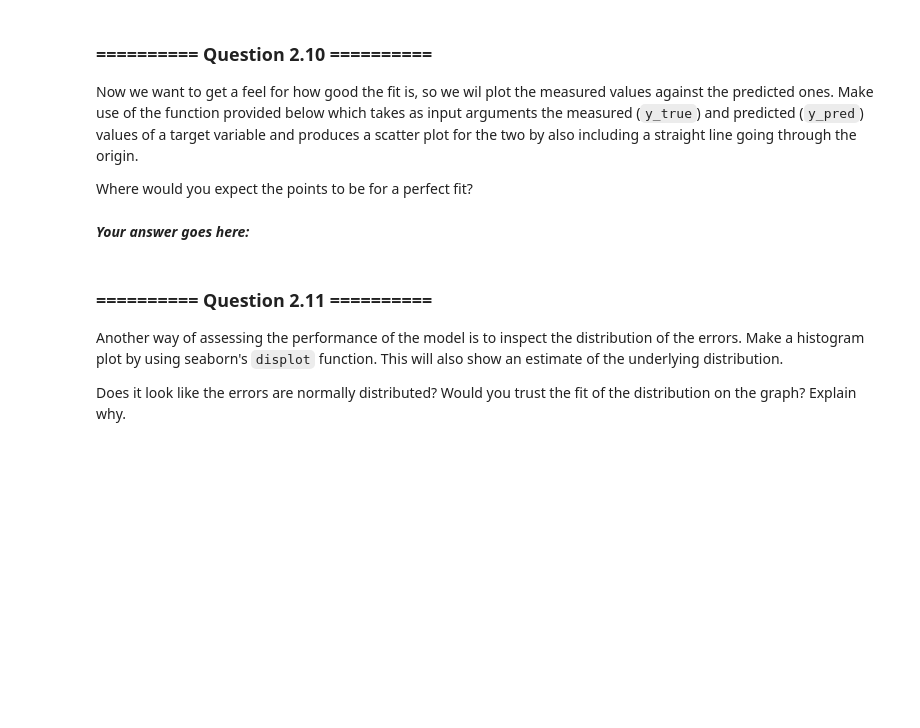
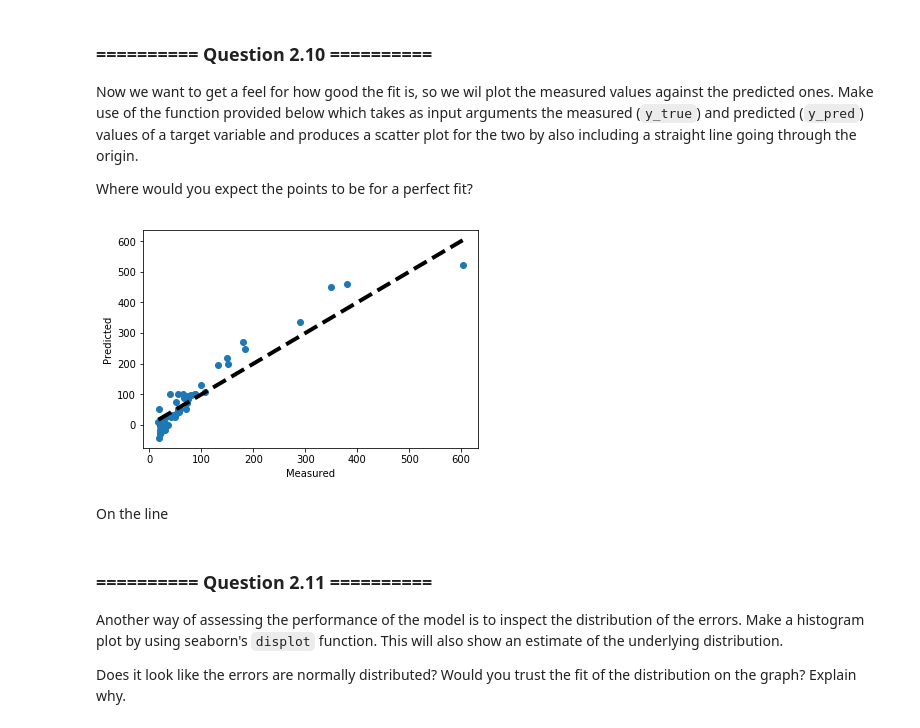
Before and after one commit to RJHughes/ML18, a Jupyter notebook: Labs/02 - Decision Trees and Linear Regression.ipynb, the cells around one changed output. Cells and saved outputs as stored; diff of their text form; code cells hidden in the pictures; blank space fills up the shorter version.

```diff
--- a/Labs/02 - Decision Trees and Linear Regression.ipynb
+++ b/Labs/02 - Decision Trees and Linear Regression.ipynb
@@ -420,3 +459,5 @@ You might have noticed that the `vendor` attribute is categorical. This will giv
+# %%
+cpu_clean = cpu.drop(columns='vendor').copy()
 # %% [markdown]
 ### ========== Question 2.5 ==========
 Now -as always- we want to perform some exploratory data analysis. Remember that our task is to predict `ERP` values, so it's a good idea to inspect individual scatter plots of the target variable (`ERP`) against our input features. For this purpose we will use once again seaborn's pairplot implementation.
@@ -444,3 +486,8 @@ Display the shapes of all matrices involved and double-check that all dimensiona
+# %%
+X = cpu_clean.drop(columns='ERP').copy()
+Y = cpu_clean['ERP']
+
+X_train, X_test, y_train, y_test = train_test_split(X, Y, train_size = 0.75, test_size=0.25, random_state=0)
 # %% [markdown]
 ### ========== Question 2.8 ==========
 Fit a simple linear regressor by using the [`LinearRegression`](http://scikit-learn.org/0.19/modules/generated/sklearn.linear_model.LinearRegression.html) model in Scikit-learn. Report the training accuracy by using the `score` attribute. What does this represent?
@@ -450,0 +494,4 @@ Fit a simple linear regressor by using the [`LinearRegression`](http://scikit-le
+# %%
+lr = LinearRegression()
+lr.fit(X_train, y_train)
+lr.score(X_train,y_train)
@@ -459,0 +507,4 @@ How does the accuracy compare to the one reported on the training dataset? Do yo
+# %%
+y_predict_test = lr.predict(X_test)
+print(lr.score(X_test,y_test))
+print(r2_score(y_test,y_predict_test))
@@ -475,5 +529,9 @@ def fit_scatter(y_true, y_pred):
-# %% [markdown]
-***Your answer goes here:***
+# %%
+fit_scatter(y_test,y_predict_test)
+# %% [output]
+[figure, added]
+# %% [markdown]
+On the line
 # %% [markdown]
 ### ========== Question 2.11 ==========
 Another way of assessing the performance of the model is to inspect the distribution of the errors. Make a histogram plot by using seaborn's `displot` function. This will also show an estimate of the underlying distribution.
```
Also changed, not shown: parts of 27 cells of this notebook, 1 other file.
